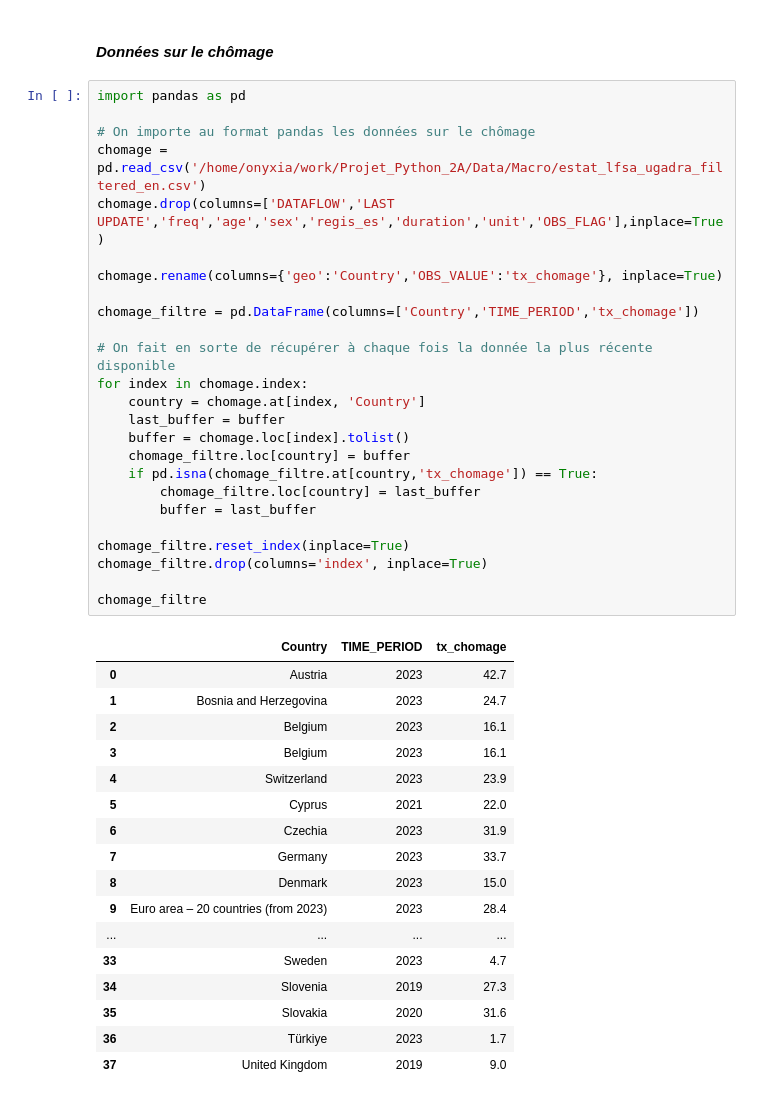
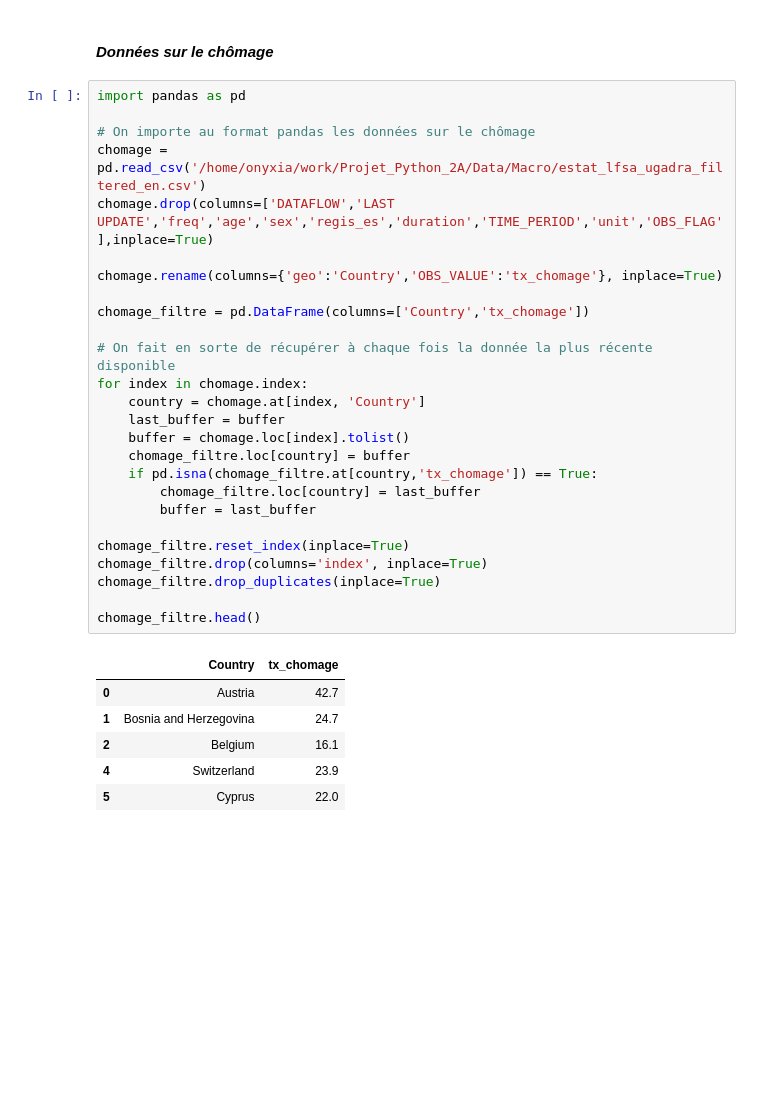
Before and after one commit to refouch/Projet_Python_2A, a Jupyter notebook: Tidy.ipynb, the cells around one changed output. Cells and saved outputs as stored; diff of their text form; blank space fills up the shorter version.

```diff
--- a/Tidy.ipynb
+++ b/Tidy.ipynb
@@ -1247,43 +1238,33 @@ pib
 # %%
 import pandas as pd
 
 # On importe au format pandas les données sur le chômage
 chomage = pd.read_csv('/home/onyxia/work/Projet_Python_2A/Data/Macro/estat_lfsa_ugadra_filtered_en.csv')
-chomage.drop(columns=['DATAFLOW','LAST UPDATE','freq','age','sex','regis_es','duration','unit','OBS_FLAG'],inplace=True)
+chomage.drop(columns=['DATAFLOW','LAST UPDATE','freq','age','sex','regis_es','duration','TIME_PERIOD','unit','OBS_FLAG'],inplace=True)
 
 chomage.rename(columns={'geo':'Country','OBS_VALUE':'tx_chomage'}, inplace=True)
 
-chomage_filtre = pd.DataFrame(columns=['Country','TIME_PERIOD','tx_chomage'])
+chomage_filtre = pd.DataFrame(columns=['Country','tx_chomage'])
 
 # On fait en sorte de récupérer à chaque fois la donnée la plus récente disponible
 for index in chomage.index:
     country = chomage.at[index, 'Country']
     last_buffer = buffer
     buffer = chomage.loc[index].tolist()
     chomage_filtre.loc[country] = buffer
     if pd.isna(chomage_filtre.at[country,'tx_chomage']) == True:
         chomage_filtre.loc[country] = last_buffer
         buffer = last_buffer
 
 chomage_filtre.reset_index(inplace=True)
 chomage_filtre.drop(columns='index', inplace=True)
+chomage_filtre.drop_duplicates(inplace=True)
 
-chomage_filtre
+chomage_filtre.head()
 # %% [output]
-|  | Country | TIME_PERIOD | tx_chomage |
-| 0 | Austria | 2023 | 42.7 |
-| 1 | Bosnia and Herzegovina | 2023 | 24.7 |
-| 2 | Belgium | 2023 | 16.1 |
-| 3 | Belgium | 2023 | 16.1 |
-| 4 | Switzerland | 2023 | 23.9 |
-| 5 | Cyprus | 2021 | 22.0 |
-| 6 | Czechia | 2023 | 31.9 |
-| 7 | Germany | 2023 | 33.7 |
-| 8 | Denmark | 2023 | 15.0 |
-| 9 | Euro area – 20 countries (from 2023) | 2023 | 28.4 |
-| ... | ... | ... | ... |
-| 33 | Sweden | 2023 | 4.7 |
-| 34 | Slovenia | 2019 | 27.3 |
-| 35 | Slovakia | 2020 | 31.6 |
-| 36 | Türkiye | 2023 | 1.7 |
-| 37 | United Kingdom | 2019 | 9.0 |
+|  | Country | tx_chomage |
+| 0 | Austria | 42.7 |
+| 1 | Bosnia and Herzegovina | 24.7 |
+| 2 | Belgium | 16.1 |
+| 4 | Switzerland | 23.9 |
+| 5 | Cyprus | 22.0 |
```
Also changed, not shown: parts of 11 cells of this notebook, 4 other files.
